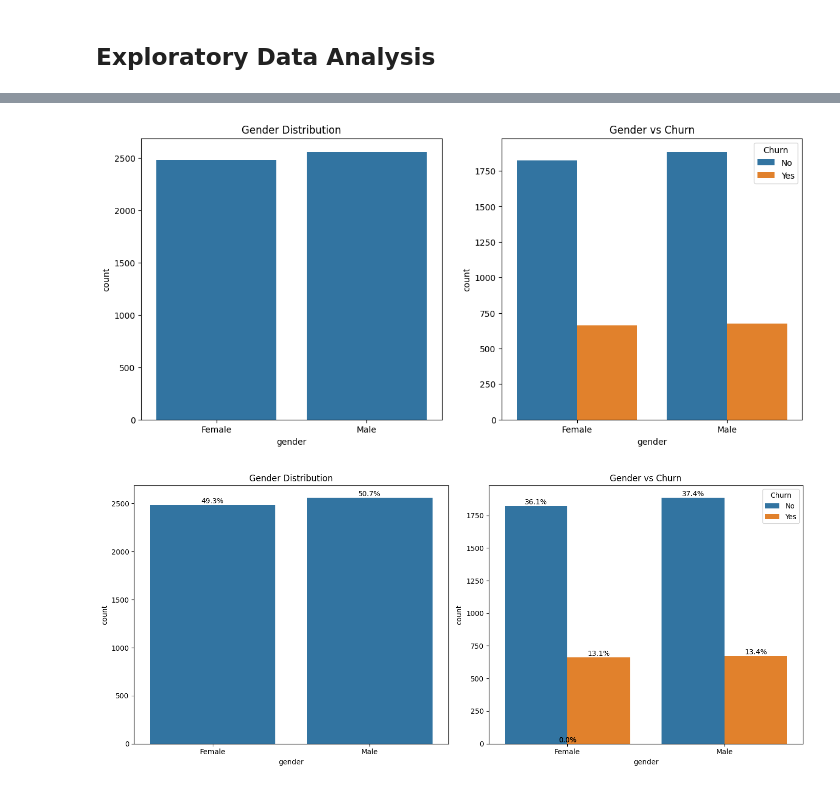
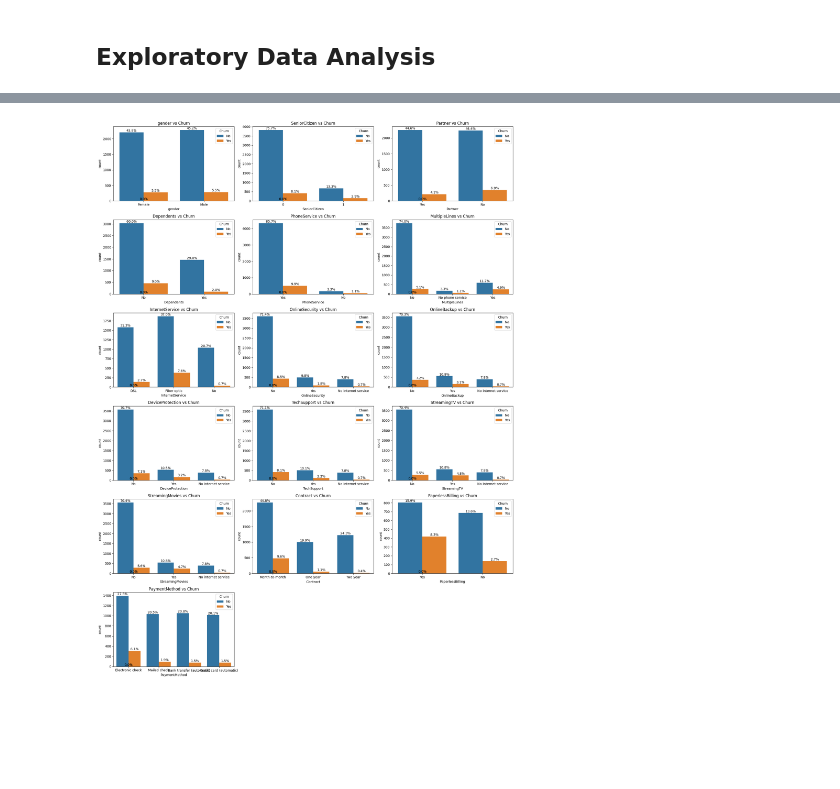
Before and after one commit to Cynthiachelangat/customer-churn, a Jupyter notebook: churn.ipynb, the cells around one changed output, grey strips where cells are left out. Saved outputs shown, nothing was run; the diff lists cells and outputs as text; code cells hidden in the pictures; blank space fills up the shorter version.

Commit message:
Exploratory Data Anaylisis

```diff
--- a/churn.ipynb
+++ b/churn.ipynb
@@ -85,7 +85,7 @@ import matplotlib.pyplot as plt
 import seaborn as sns
 from sklearn.preprocessing import StandardScaler
 # %%
-data1 = pd.read_csv('data/df_first_3000.csv')
-data1.head()
+mergedTrain_data = pd.read_csv('data/merged_data.csv')
+mergedTrain_data.head()
 # %% [output]
 |  | customerID | gender | SeniorCitizen | Partner | Dependents | tenure | PhoneService | MultipleLines | ... |
@@ -188,3 +97,0 @@ data1.head(2)
-# %%
-mergedTrain_data = pd.concat([data1, data3], ignore_index= True)
-mergedTrain_data.head()
@@ -230,7 +129,7 @@ mergedTrain_data['TotalCharges'] = pd.to_numeric(mergedTrain_data['TotalCharges'
 mergedTrain_data['TotalCharges'] = mergedTrain_data['TotalCharges'].fillna(mergedTrain_data['TotalCharges'].mean())
 
 # Fill missing values in categorical columns with the mode of each column
-for column in ['MultipleLines', 'OnlineSecurity', 'OnlineBackup', 'DeviceProtection', 'TechSupport', 'StreamingTV', 'StreamingMovies']:
+for column in ['MultipleLines', 'OnlineSecurity', 'OnlineBackup', 'DeviceProtection', 'TechSupport', 'StreamingTV', 'StreamingMovies', 'PhoneService']:
     mergedTrain_data[column] = mergedTrain_data[column].fillna(mergedTrain_data[column].mode()[0])
 
 # Fill missing value in 'Churn' column with the mode
@@ -331,45 +230,33 @@ plt.show()
-# %%
-# Set up the figure
-plt.figure(figsize=(14, 6))
-
-# Gender distribution
-plt.subplot(1, 2, 1)
-sns.countplot(data=mergedTrain_data, x='gender')
-plt.title('Gender Distribution')
-
-# Gender vs Churn
-plt.subplot(1, 2, 2)
-sns.countplot(data=mergedTrain_data, x='gender', hue='Churn')
-plt.title('Gender vs Churn')
-
-plt.show()
-# %% [output]
-[figure, removed]
 # %%
+import matplotlib.pyplot as plt
+import seaborn as sns
+
+# Function to add percentage labels to bar plots
 def add_percentage(ax, total_count):
     for p in ax.patches:
         height = p.get_height()
         percentage = f'{height / total_count * 100:.1f}%'
         ax.annotate(percentage, (p.get_x() + p.get_width() / 2., height),
                     ha='center', va='center', fontsize=10, color='black', xytext=(0, 5),
                     textcoords='offset points')
 
-# Set up the figure
-plt.figure(figsize=(14, 6))
+# Set up the figure and axes
+plt.figure(figsize=(18, 24))
 
-# Gender distribution
-plt.subplot(1, 2, 1)
-ax1 = sns.countplot(data=mergedTrain_data, x='gender')
-plt.title('Gender Distribution')
-add_percentage(ax1, len(mergedTrain_data))
+# List of categorical columns to plot
+categorical_columns = ['gender', 'SeniorCitizen', 'Partner', 'Dependents', 'PhoneService',
+                       'MultipleLines', 'InternetService', 'OnlineSecurity', 'OnlineBackup',
+                       'DeviceProtection', 'TechSupport', 'StreamingTV', 'StreamingMovies',
+                       'Contract', 'PaperlessBilling', 'PaymentMethod']
 
-# Gender vs Churn
-plt.subplot(1, 2, 2)
-ax2 = sns.countplot(data=mergedTrain_data, x='gender', hue='Churn')
-plt.title('Gender vs Churn')
-add_percentage(ax2, len(mergedTrain_data))
+# Create subplots for each categorical column
+for i, column in enumerate(categorical_columns, 1):
+    plt.subplot(6, 3, i)
+    ax = sns.countplot(data=mergedTrain_data, x=column, hue='Churn')
+    plt.title(f'{column} vs Churn')
+    add_percentage(ax, len(mergedTrain_data))
 
 plt.tight_layout()
 plt.show()
 # %% [output]
-[figure, old version]
+[figure, new version]
```
Also changed, not shown: parts of 19 cells of this notebook, 2 other files.
